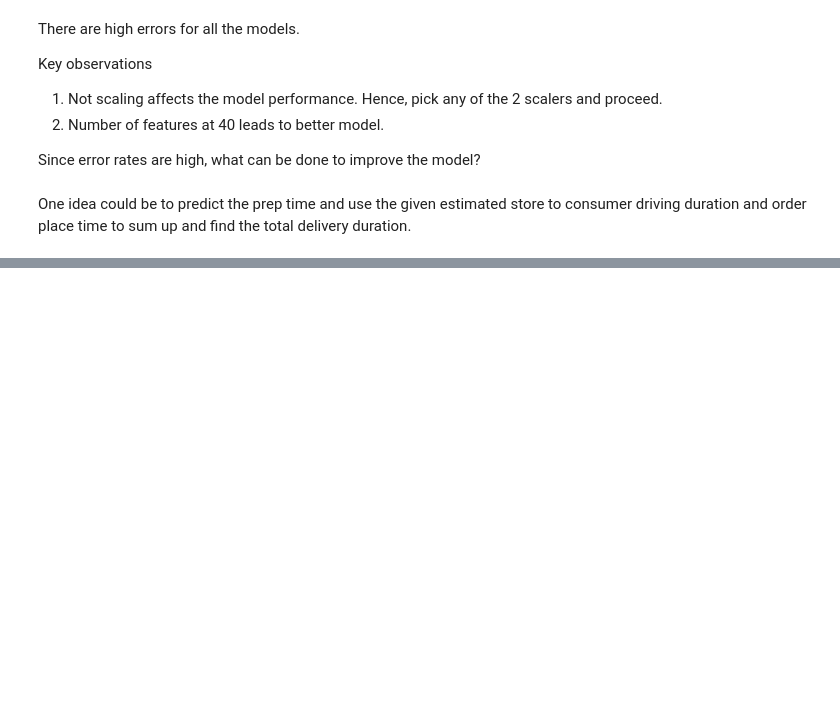
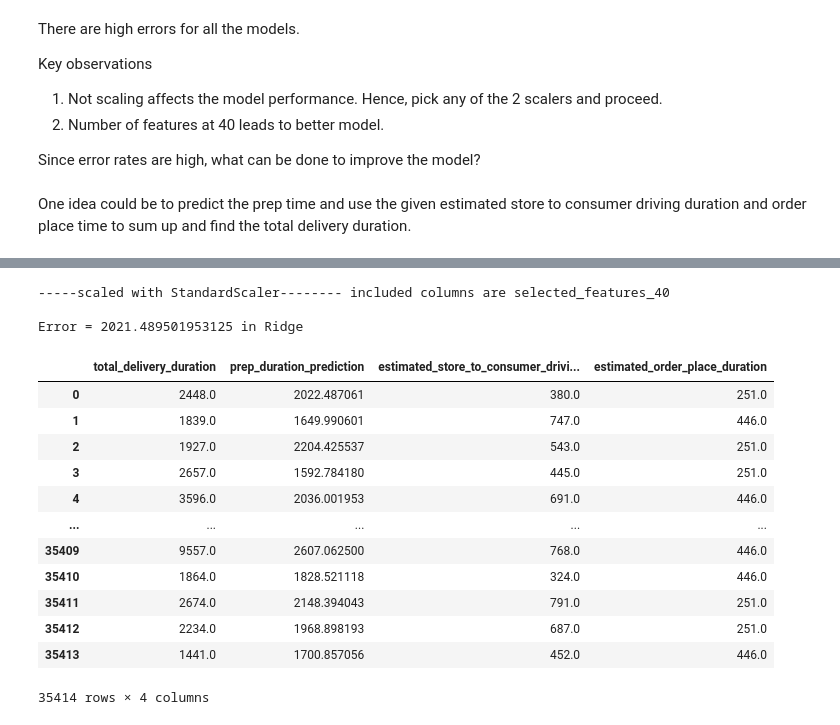
Before and after one commit to nav52/DeliveryDurationPrediction, a Jupyter notebook: research/delivery_duration_prediction.ipynb, the cells around one changed output, grey strips where cells are left out. Cells and saved outputs as stored; diff of their text form; code cells hidden in the pictures; blank space fills up the shorter version.

```diff
--- a/research/delivery_duration_prediction.ipynb
+++ b/research/delivery_duration_prediction.ipynb
@@ -826,0 +827,50 @@ Error = 7055.5732756306725 in AdaBoost
+# %%
+## Let's select the best model and train for predicting prep_time
+pred_dict_v2 = {
+    "regression_model":[],
+    "feature_set":[],
+    "scaler_name":[],
+    "RMSE":[]
+}
+scalers = {
+    "StandardScaler": StandardScaler()
+}
+
+feature_sets = {
+    "selected_features_40": importances.sort_values(by="Gini-importance")[-40:].index.tolist()
+}
+
+best_models = {
+    "Ridge" : Ridge()
+}
+
+for feature_set_name in feature_sets.keys():
+    feature_set = feature_sets[feature_set_name]
+    for scaler_name in scalers.keys():
+        print(f"-----scaled with {scaler_name}-------- included columns are {feature_set_name}")
+        print("")
+        for model_name in best_models.keys():
+            # drop estimated_store_to_consumer_driving_duration and estimated_order_place_duration
+            X = train_df[feature_set].drop(columns=['estimated_store_to_consumer_driving_duration', 'estimated_order_place_duration'])
+            y = train_df['prep_time']
+
+            X_train, X_test, y_train, y_test = train_test_split(X, y , test_size=0.2, random_state=42)
+            train_indices = X_train.index
+            test_indices = X_test.index
+
+            #scale
+            X_scaled, y_scaled, X_scaler, y_scaler = scale(scalers[scaler_name], X, y)
+
+            # regression modelling
+            X_train, X_test, y_train, y_test = train_test_split(X_scaled, y_scaled, test_size=0.2, random_state=42)
+            _, y_predict, _,_ = make_regression(X_train, X_test, y_train[:,0], y_test[:,0], best_models[model_name], model_name, verbose=False)
+            rmse_error, y_predict = rmse_with_inv_transfrom(y_scaler,y_test, y_predict, model_name)
+
+            pred_dict_v2["regression_model"].append(model_name)
+            pred_dict_v2["feature_set"].append(feature_set_name)
+            pred_dict_v2["scaler_name"].append(scaler_name)
+            pred_dict_v2["RMSE"].append(rmse_error)
+# %% [output]
+-----scaled with StandardScaler-------- included columns are selected_features_40
+
+Error = 2021.489501953125 in Ridge
@@ -826,0 +885,17 @@ Error = 7055.5732756306725 in AdaBoost
+# %%
+values_df = pd.DataFrame.from_dict(pred_values_dict)
+values_df
+# %% [output]
+|  | total_delivery_duration | prep_duration_prediction | estimated_store_to_consumer_drivi... | estimated_order_place_duration |
+| 0 | 2448.0 | 2022.487061 | 380.0 | 251.0 |
+| 1 | 1839.0 | 1649.990601 | 747.0 | 446.0 |
+| 2 | 1927.0 | 2204.425537 | 543.0 | 251.0 |
+| 3 | 2657.0 | 1592.784180 | 445.0 | 251.0 |
+| 4 | 3596.0 | 2036.001953 | 691.0 | 446.0 |
+| ... | ... | ... | ... | ... |
+| 35409 | 9557.0 | 2607.062500 | 768.0 | 446.0 |
+| 35410 | 1864.0 | 1828.521118 | 324.0 | 446.0 |
+| 35411 | 2674.0 | 2148.394043 | 791.0 | 251.0 |
+| 35412 | 2234.0 | 1968.898193 | 687.0 | 251.0 |
+| 35413 | 1441.0 | 1700.857056 | 452.0 | 446.0 |
+35414 rows × 4 columns
```
Also changed, not shown: parts of 13 cells of this notebook.
